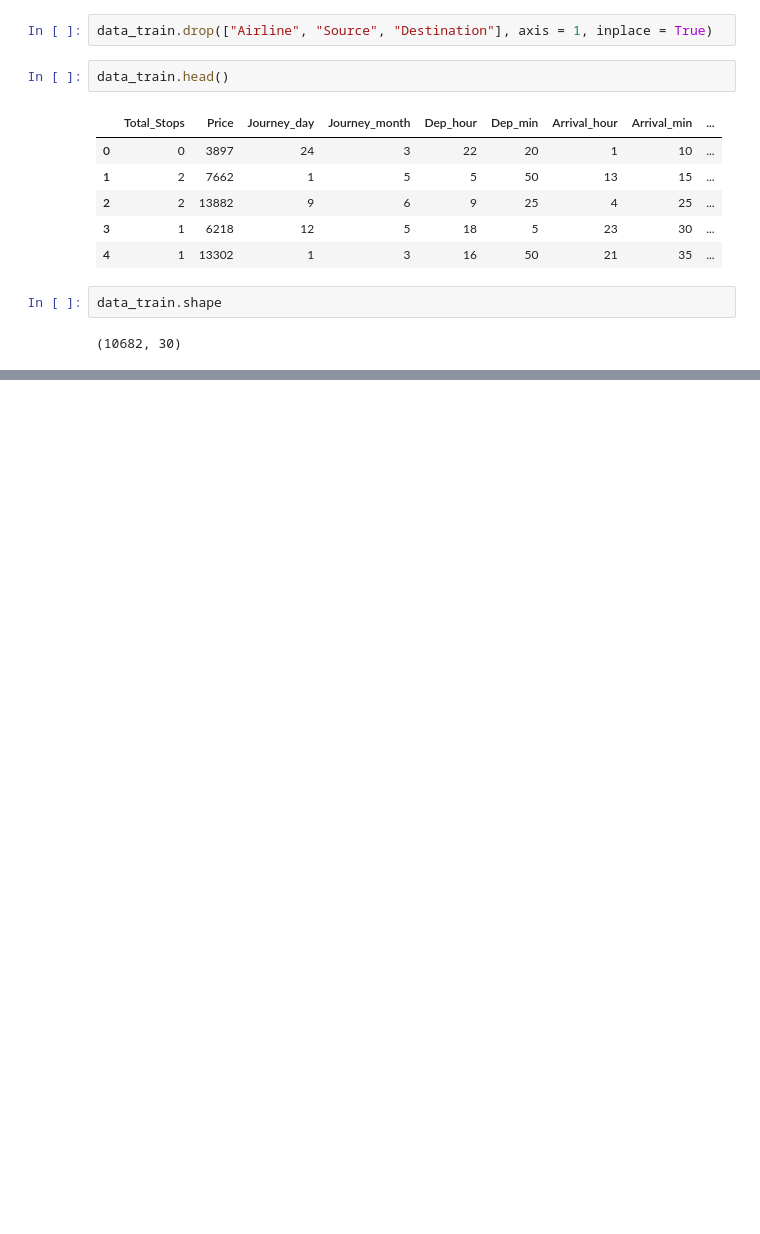
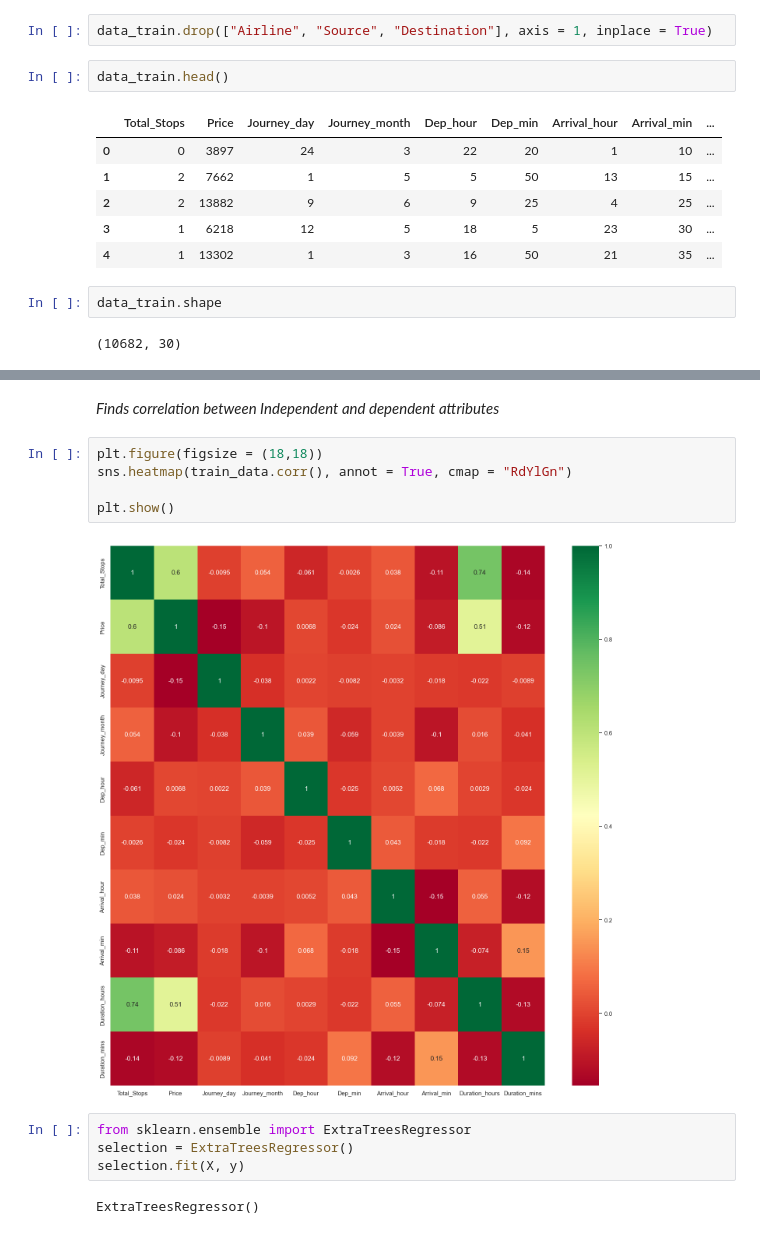
Before and after one commit to TirthThesiya/Price-Predictor, a Jupyter notebook: airplane.ipynb, the cells around one changed output, grey strips where cells are left out. Cells and saved outputs as stored; diff of their text form; blank space fills up the shorter version.

```diff
--- a/airplane.ipynb
+++ b/airplane.ipynb
@@ -361,0 +521,15 @@ data_train.shape
+# %% [markdown]
+*Finds correlation between Independent and dependent attributes*
+# %%
+plt.figure(figsize = (18,18))
+sns.heatmap(train_data.corr(), annot = True, cmap = "RdYlGn")
+
+plt.show()
+# %% [output]
+[figure, added]
+# %%
+from sklearn.ensemble import ExtraTreesRegressor
+selection = ExtraTreesRegressor()
+selection.fit(X, y)
+# %% [output]
+ExtraTreesRegressor()
```
Also changed, not shown: parts of 26 cells of this notebook.
